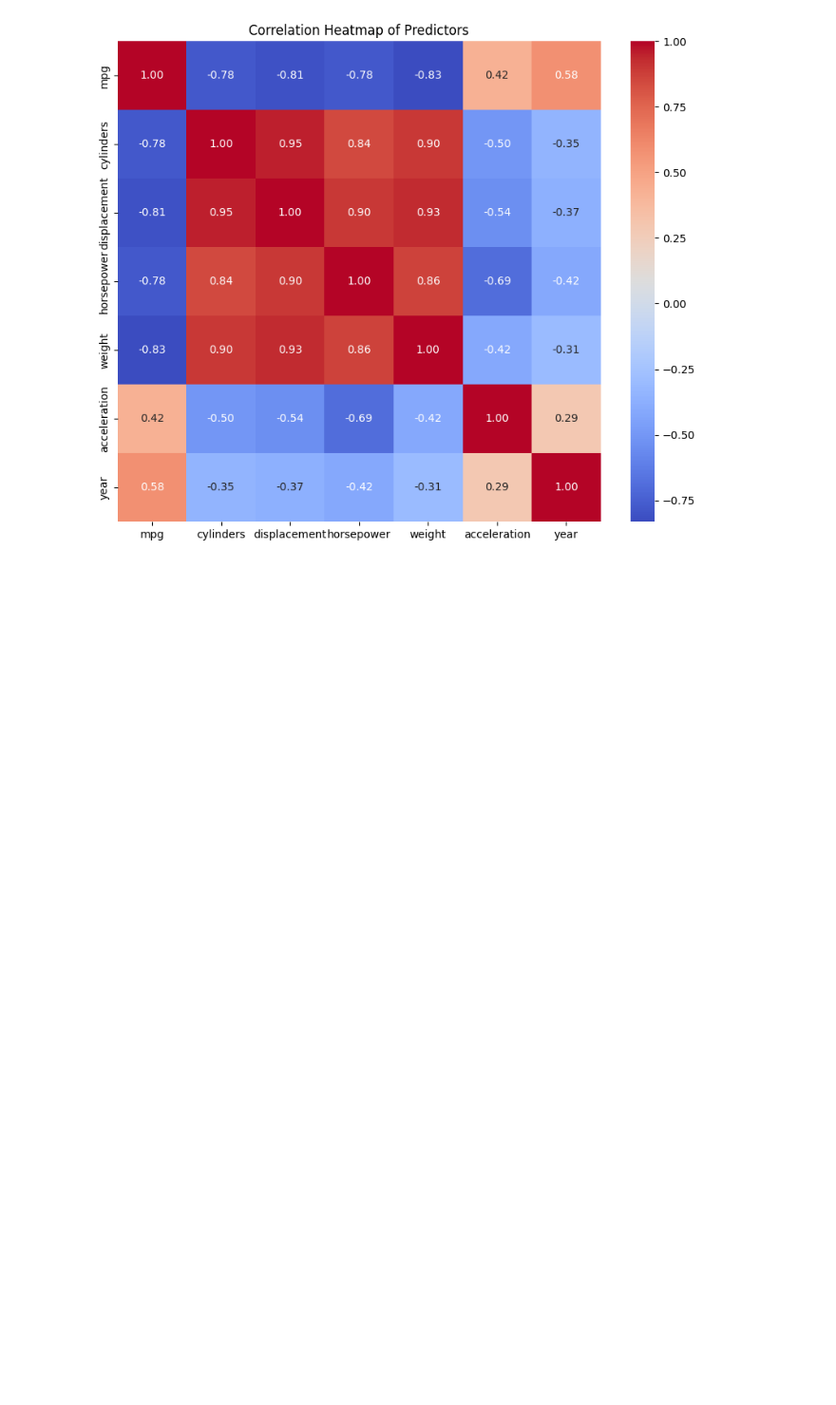
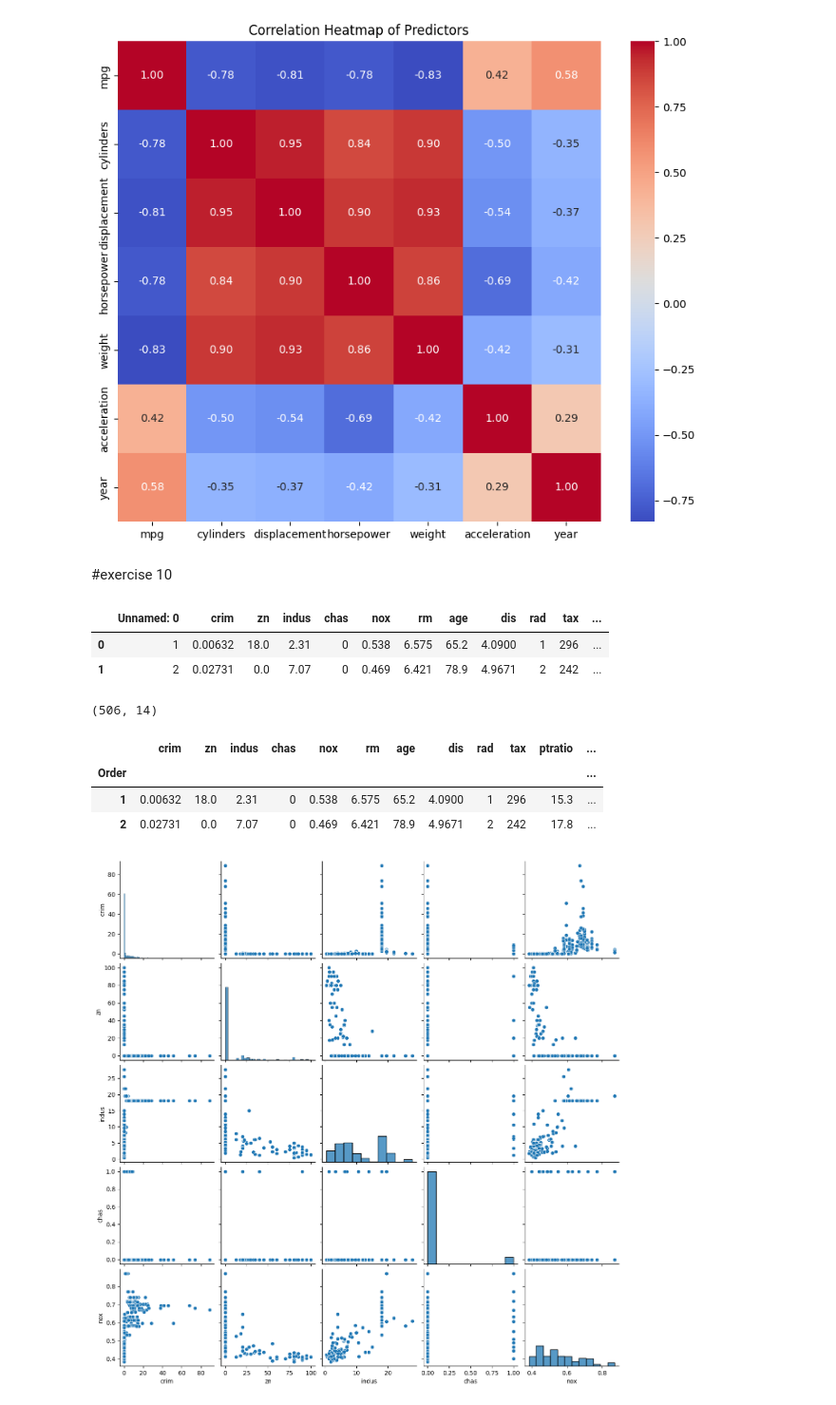
Before and after one commit to Watronix/test, a Jupyter notebook: coding.ipynb, the cells around one changed output. Shown at 95% size. Drawn from its saved outputs; the diff is of its cells as text; code cells hidden in the pictures; blank space fills up the shorter version.

Commit message:
finished exercise section 2

```diff
--- a/coding.ipynb
+++ b/coding.ipynb
@@ -21,6 +21,7 @@ import seaborn as sns
 df_advertising = pd.read_csv(r'C:\Users\tranv\Desktop\Data science\files\advertising.csv')
 df_college = pd.read_csv(r'C:\Users\tranv\Desktop\Data science\files\college.csv')
 df_auto = pd.read_csv(r'C:\Users\tranv\Desktop\Data science\files\auto.csv')
+df_bonston = pd.read_csv(r'C:\Users\tranv\Desktop\Data science\files\Boston.csv')
 # %% [markdown]
 ## 2.4. Excercise
 # %% [markdown]
@@ -312,3 +315,31 @@ plt.title("Correlation Heatmap of Predictors")
 plt.show()
 # %% [output]
 [figure]
+# %% [markdown]
+#exercise 10
+# %%
+df_bonston.head(2)
+# %% [output]
+|  | Unnamed: 0 | crim | zn | indus | chas | nox | rm | age | dis | rad | tax | ... |
+| 0 | 1 | 0.00632 | 18.0 | 2.31 | 0 | 0.538 | 6.575 | 65.2 | 4.0900 | 1 | 296 | ... |
+| 1 | 2 | 0.02731 | 0.0 | 7.07 | 0 | 0.469 | 6.421 | 78.9 | 4.9671 | 2 | 242 | ... |
+# %%
+df_bonston.shape
+# %% [output]
+(506, 14)
+# %%
+df_bonston = df_bonston.rename({'Unnamed: 0':'Order'},axis=1)
+df_bonston = df_bonston.set_index('Order')
+# %%
+df_bonston.head(2)
+# %% [output]
+|  | crim | zn | indus | chas | nox | rm | age | dis | rad | tax | ptratio | ... |
+| Order |  |  |  |  |  |  |  |  |  |  |  | ... |
+| 1 | 0.00632 | 18.0 | 2.31 | 0 | 0.538 | 6.575 | 65.2 | 4.0900 | 1 | 296 | 15.3 | ... |
+| 2 | 0.02731 | 0.0 | 7.07 | 0 | 0.469 | 6.421 | 78.9 | 4.9671 | 2 | 242 | 17.8 | ... |
+# %%
+variables = ['crim','zn','indus','chas','nox']
+sns.pairplot(df_bonston[variables])
+plt.show()
+# %% [output]
+[figure, added]
```
Also changed, not shown: parts of 8 cells of this notebook.
